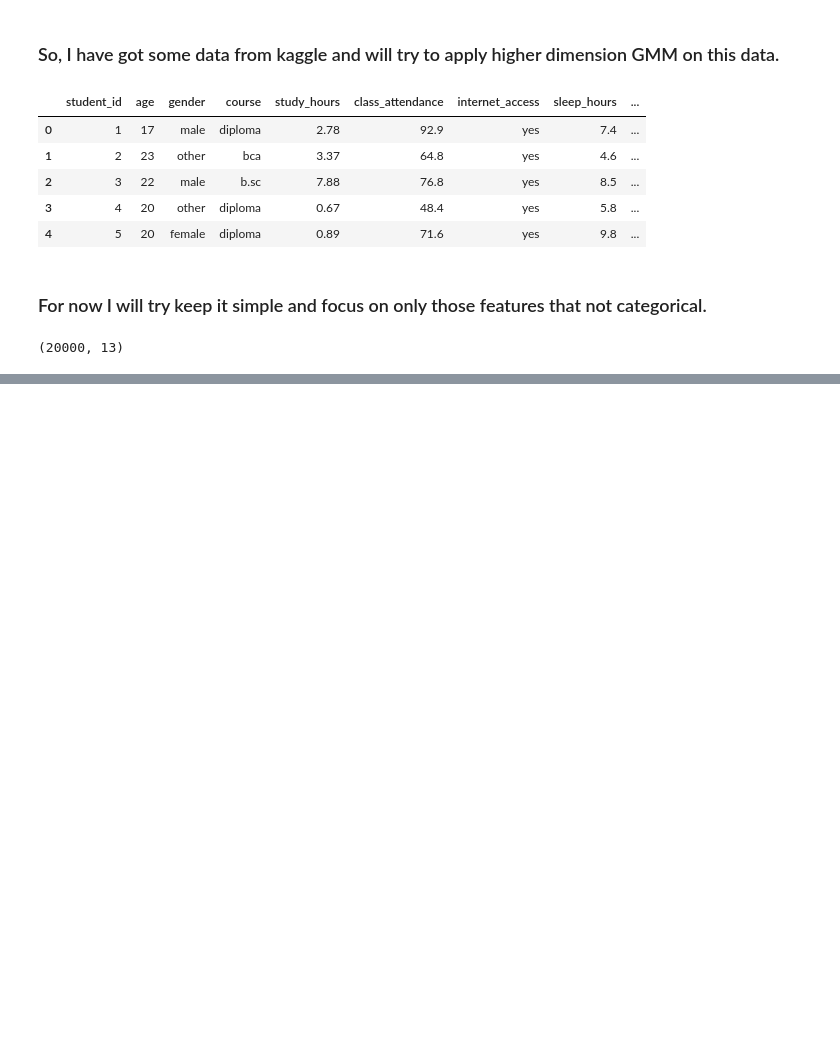
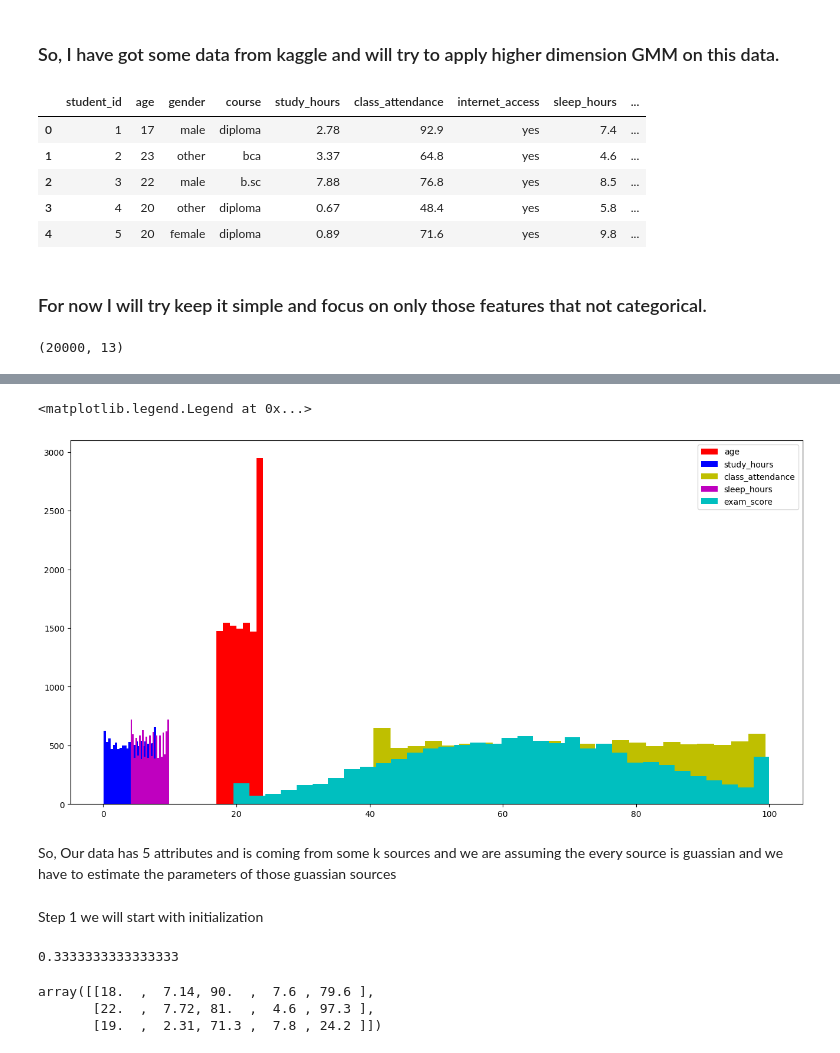
Before and after one commit to Ak62007/Deep-Generative-Modelling, a Jupyter notebook: notebooks/higher_dim_gaussian_mixture_model.ipynb, the cells around one changed output, grey strips where cells are left out. Drawn from its saved outputs; the diff is of its cells as text; code cells hidden in the pictures; blank space fills up the shorter version.

Commit message:
completed the work on higher dim GMM on a real world data but have to recheck if everything is working correctly

```diff
--- a/notebooks/higher_dim_gaussian_mixture_model.ipynb
+++ b/notebooks/higher_dim_gaussian_mixture_model.ipynb
@@ -52,0 +60,3 @@ data.shape
+# %%
+training_set = data.iloc[0: int(0.6*len(data))][['age', 'study_hours', 'class_attendance', 'sleep_hours', 'exam_score']]
+test_set = data.iloc[int(0.6*len(data)):][['age', 'study_hours', 'class_attendance', 'sleep_hours', 'exam_score']]
@@ -52,0 +72,16 @@ data.shape
+# %%
+plt.figure(figsize=(16,8))
+plt.hist(training_set["age"], color="r", bins='auto', label='age')
+plt.hist(training_set["study_hours"], bins='auto', color='b', label='study_hours')
+plt.hist(training_set["class_attendance"], color="y", bins='auto', label='class_attendance')
+plt.hist(training_set["sleep_hours"], color='m', bins='auto', label='sleep_hours')
+plt.hist(training_set["exam_score"], color='c', bins='auto', label='exam_score');
+
+plt.legend()
+# %% [output]
+<matplotlib.legend.Legend at 0x...>
+[figure, added]
+# %% [markdown]
+So, Our data has 5 attributes and is coming from some k sources and we are assuming the every source is guassian and we have to estimate the parameters of those guassian sources
+# %% [markdown]
+Step 1 we will start with initialization
@@ -52,0 +95,10 @@ data.shape
+# %%
+prior
+# %% [output]
+0.3333333333333333
+# %%
+initial_means
+# %% [output]
+array([[18.  ,  7.14, 90.  ,  7.6 , 79.6 ],
+       [22.  ,  7.72, 81.  ,  4.6 , 97.3 ],
+       [19.  ,  2.31, 71.3 ,  7.8 , 24.2 ]])
```
Also changed, not shown: parts of 16 cells of this notebook.
